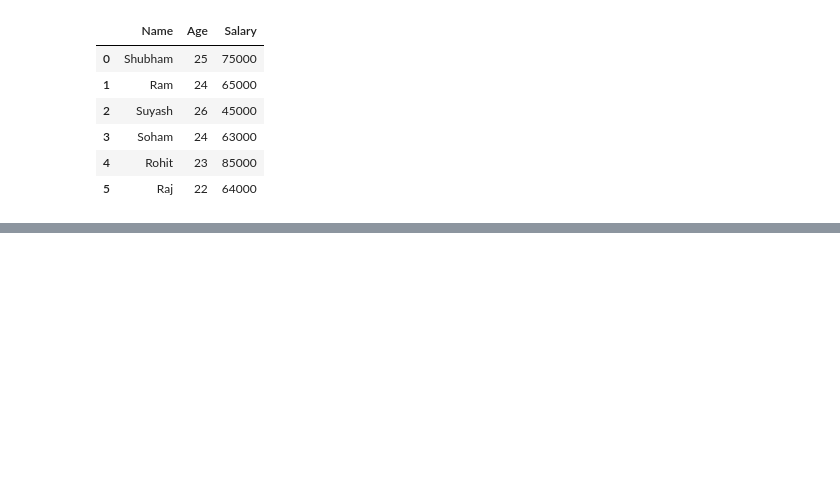
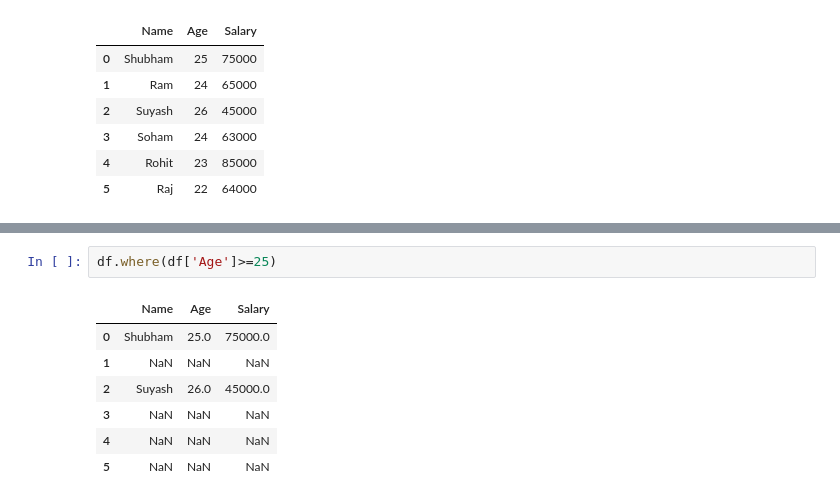
Before and after one commit to shubhammadane/pandas-by-shubhammadane, a Jupyter notebook: Revision_of_Pandas.ipynb, the cells around one changed output, grey strips where cells are left out. Drawn from its saved outputs; the diff is of its cells as text; blank space fills up the shorter version.

```diff
--- a/Revision_of_Pandas.ipynb
+++ b/Revision_of_Pandas.ipynb
@@ -390,0 +403,10 @@ df
+# %%
+df.where(df['Age']>=25)
+# %% [output]
+|  | Name | Age | Salary |
+| 0 | Shubham | 25.0 | 75000.0 |
+| 1 | NaN | NaN | NaN |
+| 2 | Suyash | 26.0 | 45000.0 |
+| 3 | NaN | NaN | NaN |
+| 4 | NaN | NaN | NaN |
+| 5 | NaN | NaN | NaN |
```
Also changed, not shown: parts of 8 cells of this notebook.
